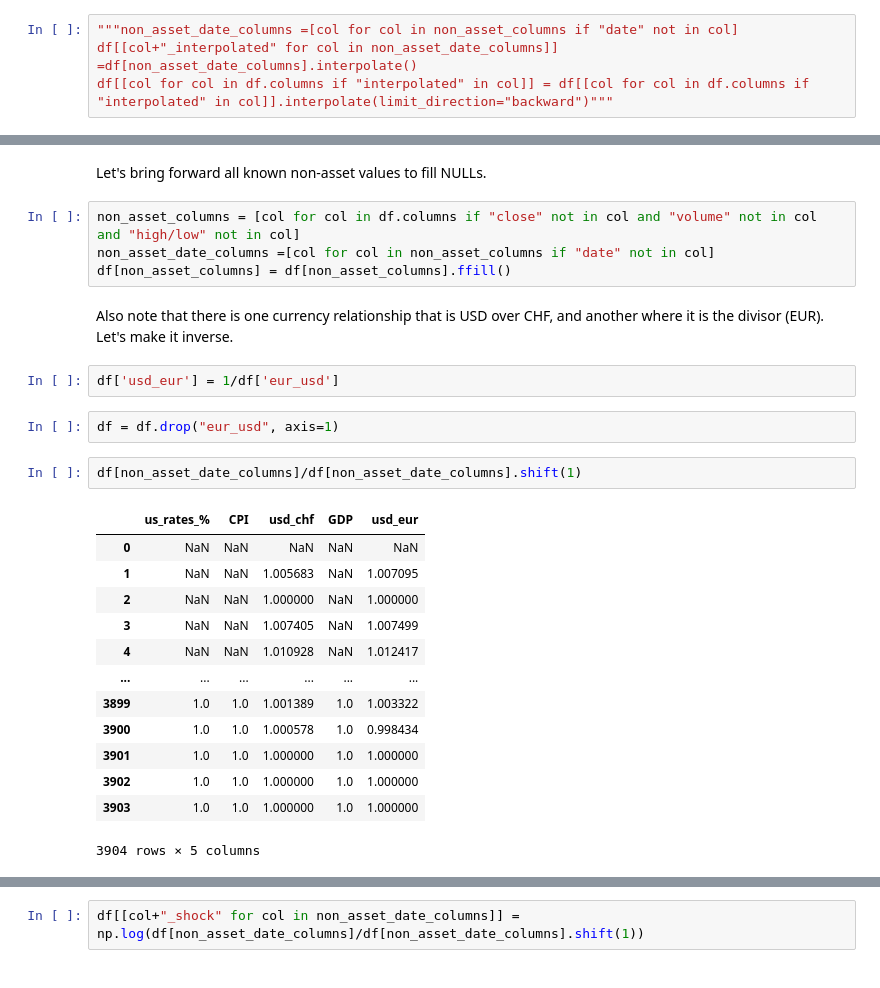
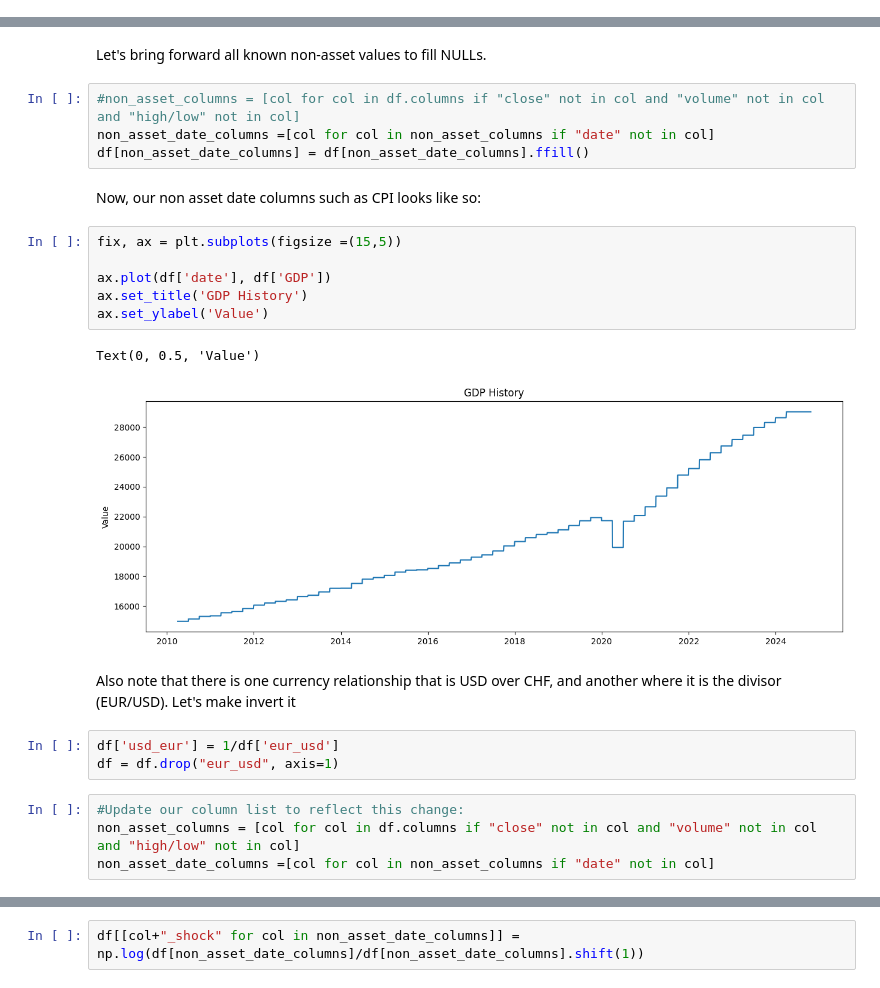
Before and after one commit to kklimov1/PriceRegressionPredictor, a Jupyter notebook: AssetAnalysisClean.ipynb, the cells around one changed output, grey strips where cells are left out. Drawn from its saved outputs; the diff is of its cells as text.

```diff
--- a/AssetAnalysisClean.ipynb
+++ b/AssetAnalysisClean.ipynb
@@ -150,7 +150,3 @@ df[non_asset_columns].query("GDP.notnull()").head(4)
 | 121 | 2010-07-01 | 0.18 | 217.605 | 1.0675 | 1.2464 | 15141.607 |
 | 188 | 2010-10-01 | 0.19 | 219.035 | 0.9761 | 1.3754 | 15309.474 |
 | 254 | 2011-01-01 | 0.17 | 221.187 | NaN | NaN | 15351.448 |
-# %%
-"""non_asset_date_columns =[col for col in non_asset_columns if "date" not in col]
-df[[col+"_interpolated" for col in non_asset_date_columns]] =df[non_asset_date_columns].interpolate()
-df[[col for col in df.columns if "interpolated" in col]] = df[[col for col in df.columns if "interpolated" in col]].interpolate(limit_direction="backward")"""
@@ -161,28 +155,26 @@ We can also have columns representing CPI, usd_chf, eur_usd of latest available
 # %% [markdown]
 Let's bring forward all known non-asset values to fill NULLs.
 # %%
-non_asset_columns = [col for col in df.columns if "close" not in col and "volume" not in col and "high/low" not in col]
+#non_asset_columns = [col for col in df.columns if "close" not in col and "volume" not in col and "high/low" not in col]
 non_asset_date_columns =[col for col in non_asset_columns if "date" not in col]
-df[non_asset_columns] = df[non_asset_columns].ffill()
+df[non_asset_date_columns] = df[non_asset_date_columns].ffill()
+# %% [markdown]
+Now, our non asset date columns such as CPI looks like so:
+# %%
+fix, ax = plt.subplots(figsize =(15,5))
+
+ax.plot(df['date'], df['GDP'])
+ax.set_title('GDP History')
+ax.set_ylabel('Value')
+# %% [output]
+Text(0, 0.5, 'Value')
+[figure, added]
 # %% [markdown]
-Also note that there is one currency relationship that is USD over CHF, and another where it is the divisor (EUR). Let's make it inverse.
+Also note that there is one currency relationship that is USD over CHF, and another where it is the divisor (EUR/USD). Let's make invert it
 # %%
 df['usd_eur'] = 1/df['eur_usd']
+df = df.drop("eur_usd", axis=1)
-# %%
-df = df.drop("eur_usd", axis=1)
-# %%
-df[non_asset_date_columns]/df[non_asset_date_columns].shift(1)
-# %% [output]
-|  | us_rates_% | CPI | usd_chf | GDP | usd_eur |
-| 0 | NaN | NaN | NaN | NaN | NaN |
-| 1 | NaN | NaN | 1.005683 | NaN | 1.007095 |
-| 2 | NaN | NaN | 1.000000 | NaN | 1.000000 |
-| 3 | NaN | NaN | 1.007405 | NaN | 1.007499 |
-| 4 | NaN | NaN | 1.010928 | NaN | 1.012417 |
-| ... | ... | ... | ... | ... | ... |
-| 3899 | 1.0 | 1.0 | 1.001389 | 1.0 | 1.003322 |
-| 3900 | 1.0 | 1.0 | 1.000578 | 1.0 | 0.998434 |
-| 3901 | 1.0 | 1.0 | 1.000000 | 1.0 | 1.000000 |
-| 3902 | 1.0 | 1.0 | 1.000000 | 1.0 | 1.000000 |
-| 3903 | 1.0 | 1.0 | 1.000000 | 1.0 | 1.000000 |
-3904 rows × 5 columns
+# %%
+#Update our column list to reflect this change:
+non_asset_columns = [col for col in df.columns if "close" not in col and "volume" not in col and "high/low" not in col]
+non_asset_date_columns =[col for col in non_asset_columns if "date" not in col]
```
Also changed, not shown: parts of 45 cells of this notebook, 1 other file.
